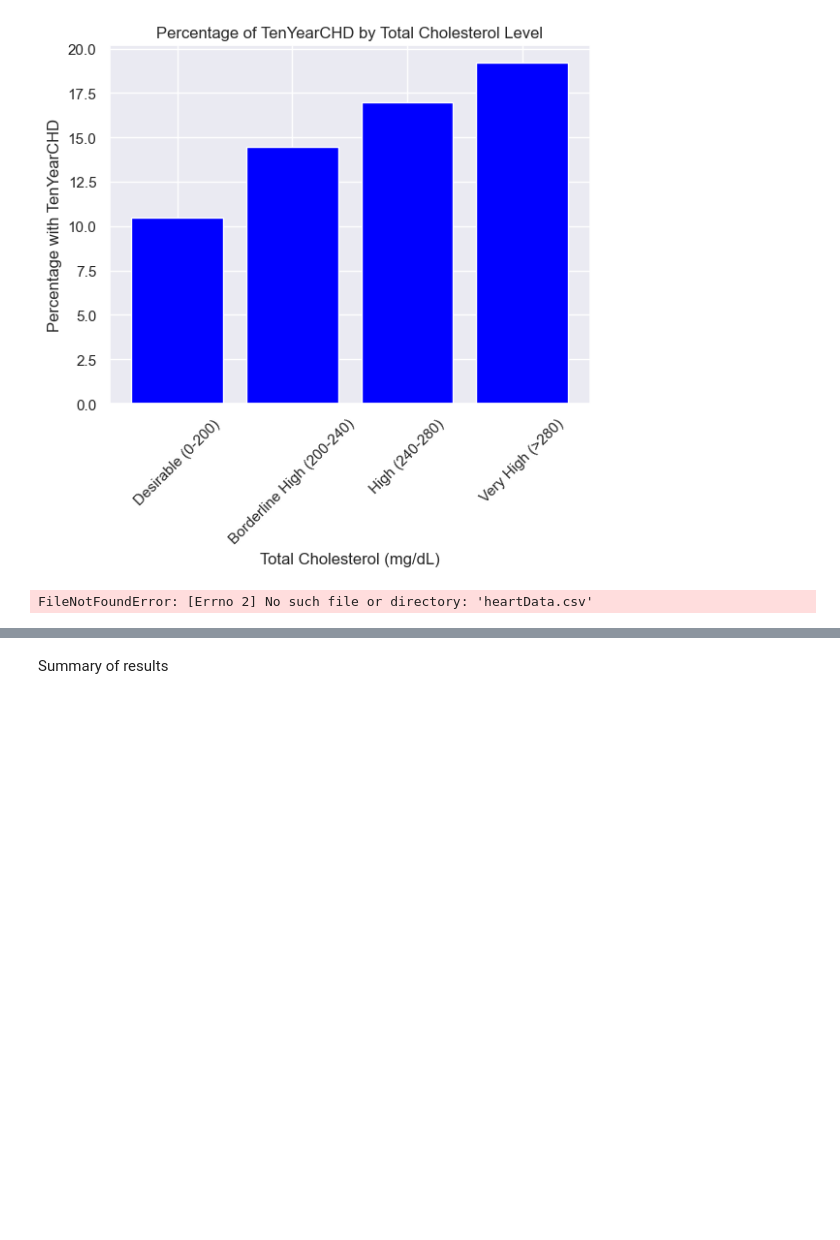
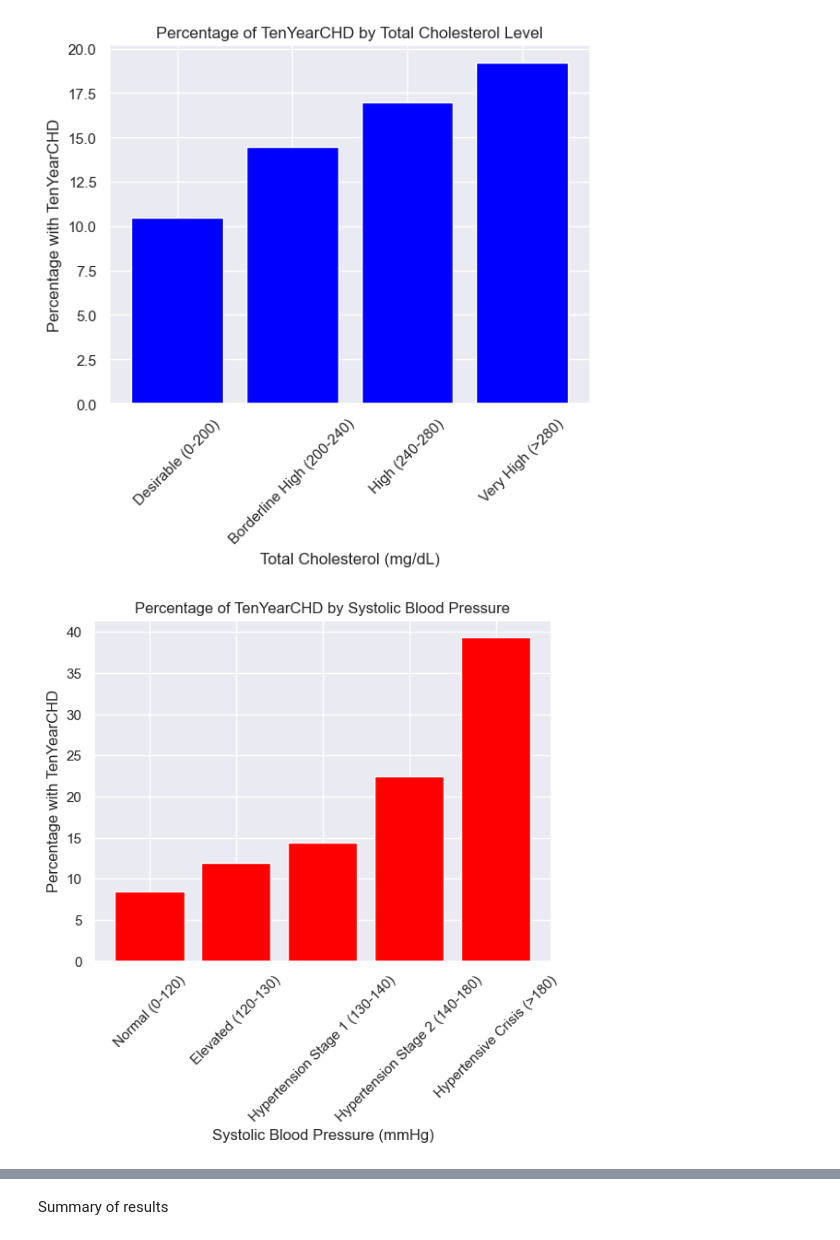
Before and after one commit to Weexuan/Data-Science-Project, a Jupyter notebook: Mini Project Cleaned version.ipynb, the cells around one changed output, grey strips where cells are left out. Cells and saved outputs as stored; diff of their text form; code cells hidden in the pictures; blank space fills up the shorter version.

```diff
--- a/Mini Project Cleaned version.ipynb
+++ b/Mini Project Cleaned version.ipynb
@@ -275,5 +275,23 @@ plt.show()
 # %% [output]
 [figure]
 # %%
+sysBP_bins = [0, 120, 130, 140, 180, float('inf')]
+sysBP_labels = ['Normal (0-120)', 'Elevated (120-130)', 'Hypertension Stage 1 (130-140)', 'Hypertension Stage 2 (140-180)', 'Hypertensive Crisis (>180)']
+
+# Calculate percentage of TenYearCHD for each bin of sysBP
+sysBP_chd_percentage = []
+for i in range(len(sysBP_bins) - 1):
+    lower_bound = sysBP_bins[i]
+    upper_bound = sysBP_bins[i + 1]
+    chd_percentage = heartData[(heartData['sysBP'] >= lower_bound) & (heartData['sysBP'] < upper_bound)]['TenYearCHD'].mean() * 100
+    sysBP_chd_percentage.append(chd_percentage)
+
+# Plotting sysBP
+plt.bar(sysBP_labels, sysBP_chd_percentage, color='red')
+plt.xlabel('Systolic Blood Pressure (mmHg)')
+plt.ylabel('Percentage with TenYearCHD')
+plt.title('Percentage of TenYearCHD by Systolic Blood Pressure')
+plt.xticks(rotation=45)
+plt.show()
 # %% [output]
-FileNotFoundError: [Errno 2] No such file or directory: 'heartData.csv'
+[figure, added]
```
Also changed, not shown: parts of 1 cell of this notebook.
